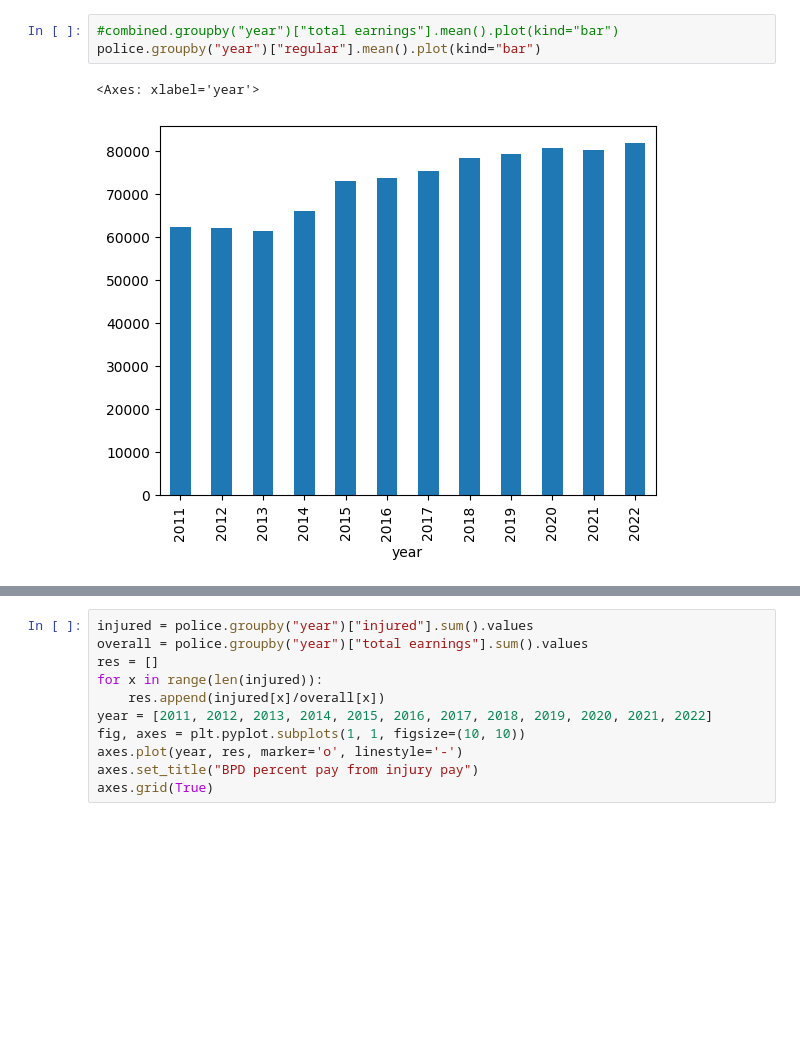
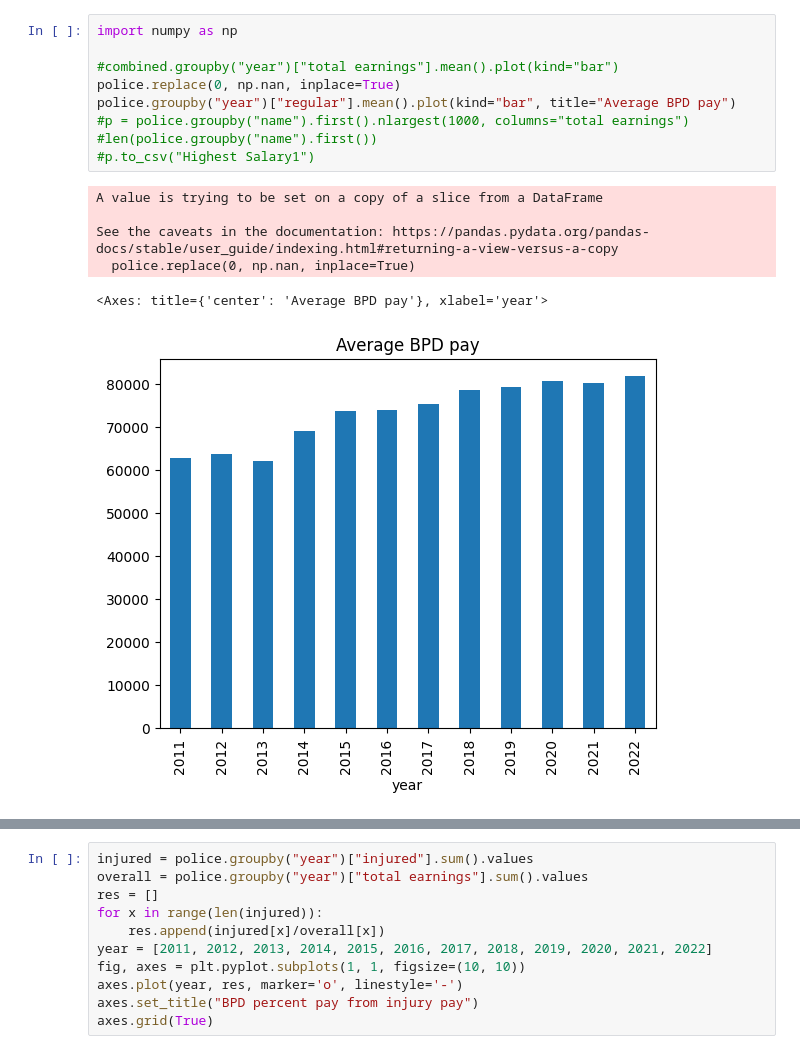
Before and after one commit to BU-Spark/ds-police-overtime, a Jupyter notebook: fa23-team-f/data/payroll/Untitled.ipynb, the cells around one changed output, grey strips where cells are left out. Saved outputs shown, nothing was run; the diff lists cells and outputs as text; blank space fills up the shorter version.

```diff
--- a/fa23-team-f/data/payroll/Untitled.ipynb
+++ b/fa23-team-f/data/payroll/Untitled.ipynb
@@ -120,9 +120,19 @@ Name: total earnings, dtype: float64
 percent overall injury 0.036854397451379264
 [figure]
 # %%
+import numpy as np
+
 #combined.groupby("year")["total earnings"].mean().plot(kind="bar")
-police.groupby("year")["regular"].mean().plot(kind="bar")
+police.replace(0, np.nan, inplace=True)
+police.groupby("year")["regular"].mean().plot(kind="bar", title="Average BPD pay")
+#p = police.groupby("name").first().nlargest(1000, columns="total earnings")
+#len(police.groupby("name").first())
+#p.to_csv("Highest Salary1")
 # %% [output]
-<Axes: xlabel='year'>
+A value is trying to be set on a copy of a slice from a DataFrame
+
+See the caveats in the documentation: https://pandas.pydata.org/pandas-docs/stable/user_guide/indexing.html#returning-a-view-versus-a-copy
+  police.replace(0, np.nan, inplace=True)
+<Axes: title={'center': 'Average BPD pay'}, xlabel='year'>
-[figure, old version]
+[figure, new version]
 # %%
```
Also changed, not shown: parts of 4 cells of this notebook, 3 other files.
